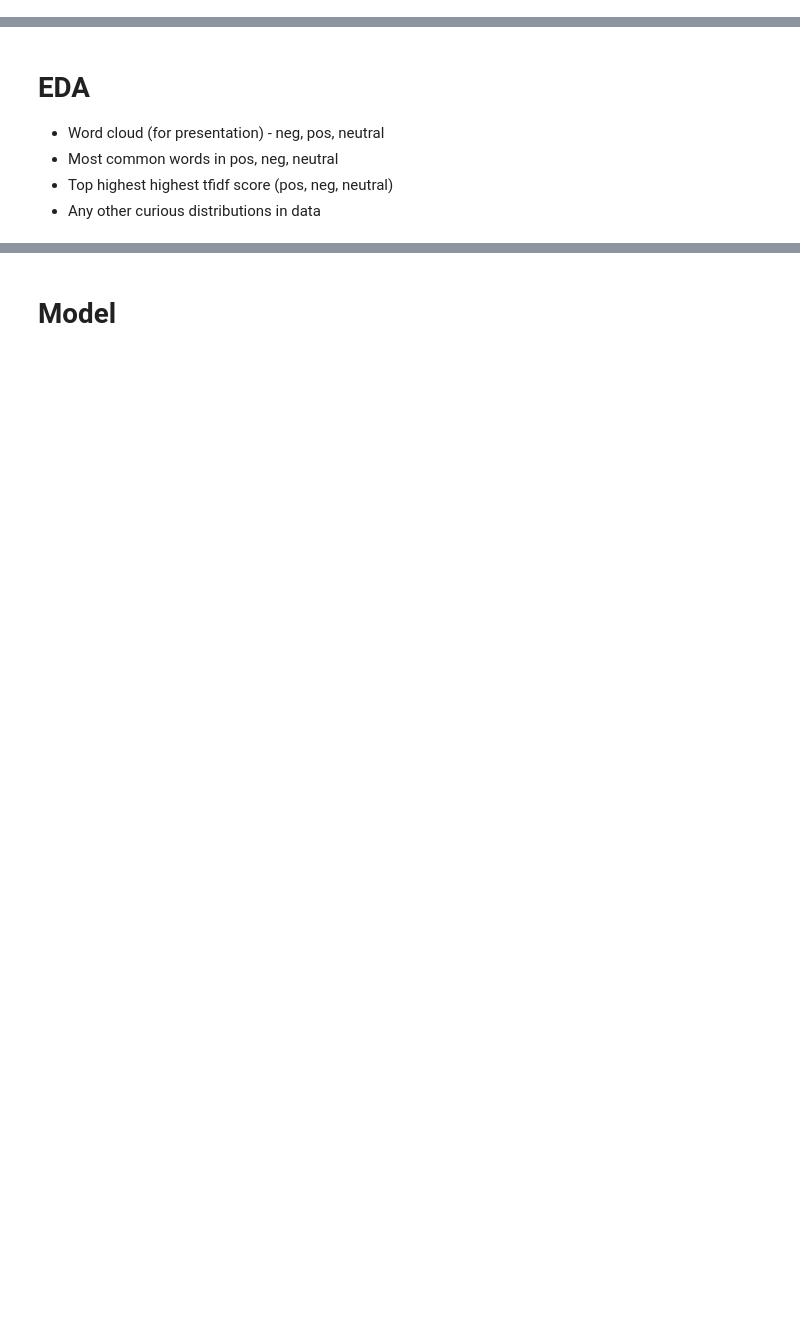
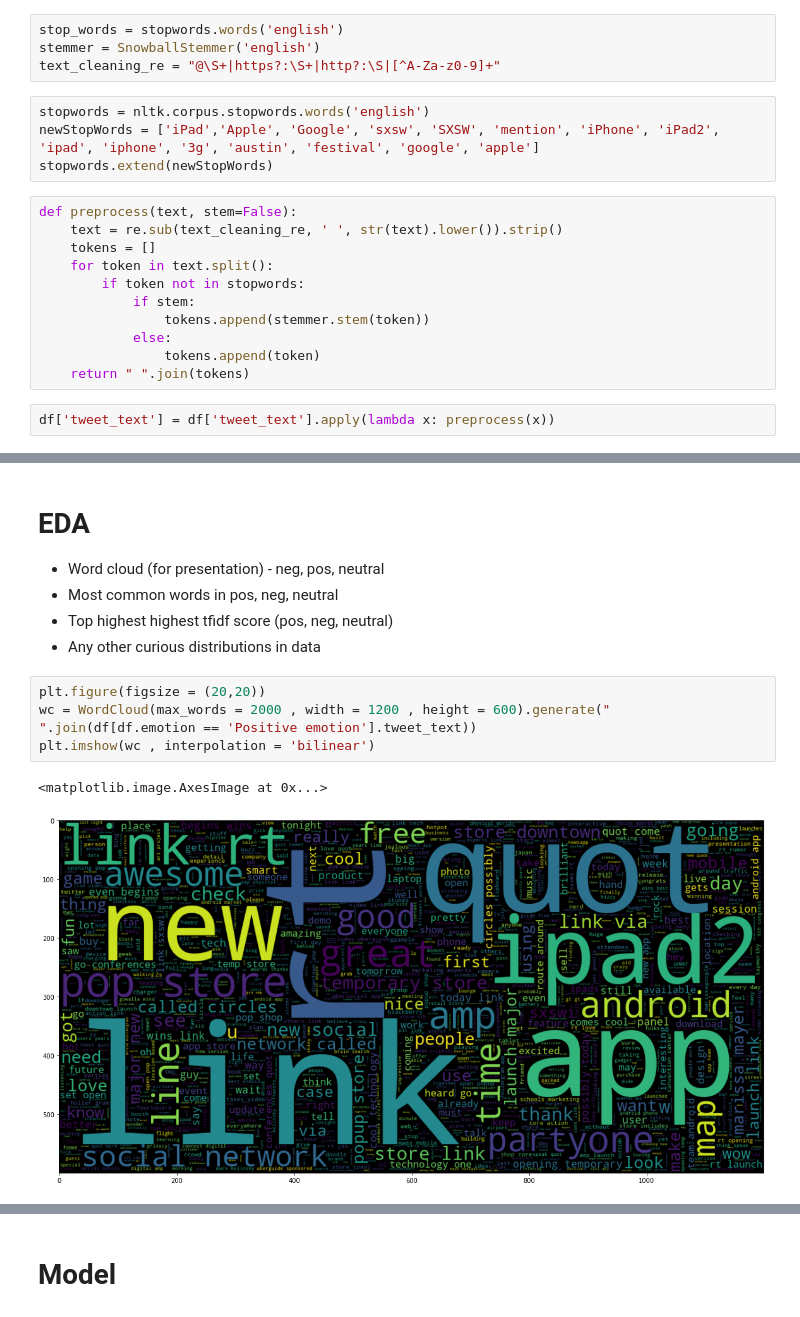
Before and after one commit to jhusney1/Tweet-Sentiment-Analysis, a Jupyter notebook: student.ipynb, the cells around one changed output, grey strips where cells are left out. Drawn from its saved outputs; the diff is of its cells as text; blank space fills up the shorter version.

```diff
--- a/student.ipynb
+++ b/student.ipynb
@@ -228,0 +301,21 @@ print(accuracy_score(y_test, predictions))
+# %%
+stop_words = stopwords.words('english')
+stemmer = SnowballStemmer('english')
+text_cleaning_re = "@\S+|https?:\S+|http?:\S|[^A-Za-z0-9]+"
+# %%
+stopwords = nltk.corpus.stopwords.words('english')
+newStopWords = ['iPad','Apple', 'Google', 'sxsw', 'SXSW', 'mention', 'iPhone', 'iPad2', 'ipad', 'iphone', '3g', 'austin', 'festival', 'google', 'apple']
+stopwords.extend(newStopWords)
+# %%
+def preprocess(text, stem=False):
+    text = re.sub(text_cleaning_re, ' ', str(text).lower()).strip()
+    tokens = []
+    for token in text.split():
+        if token not in stopwords:
+            if stem:
+                tokens.append(stemmer.stem(token))
+            else:
+                tokens.append(token)
+    return " ".join(tokens)
+# %%
+df['tweet_text'] = df['tweet_text'].apply(lambda x: preprocess(x))
@@ -240,3 +410,10 @@ print(accuracy_score(y_test, predictions))
 * Most common words in pos, neg, neutral
 * Top highest highest tfidf score (pos, neg, neutral)
 * Any other curious distributions in data
+# %%
+plt.figure(figsize = (20,20))
+wc = WordCloud(max_words = 2000 , width = 1200 , height = 600).generate(" ".join(df[df.emotion == 'Positive emotion'].tweet_text))
+plt.imshow(wc , interpolation = 'bilinear')
+# %% [output]
+<matplotlib.image.AxesImage at 0x...>
+[figure, added]
```
Also changed, not shown: parts of 42 cells of this notebook, 1 other file.
